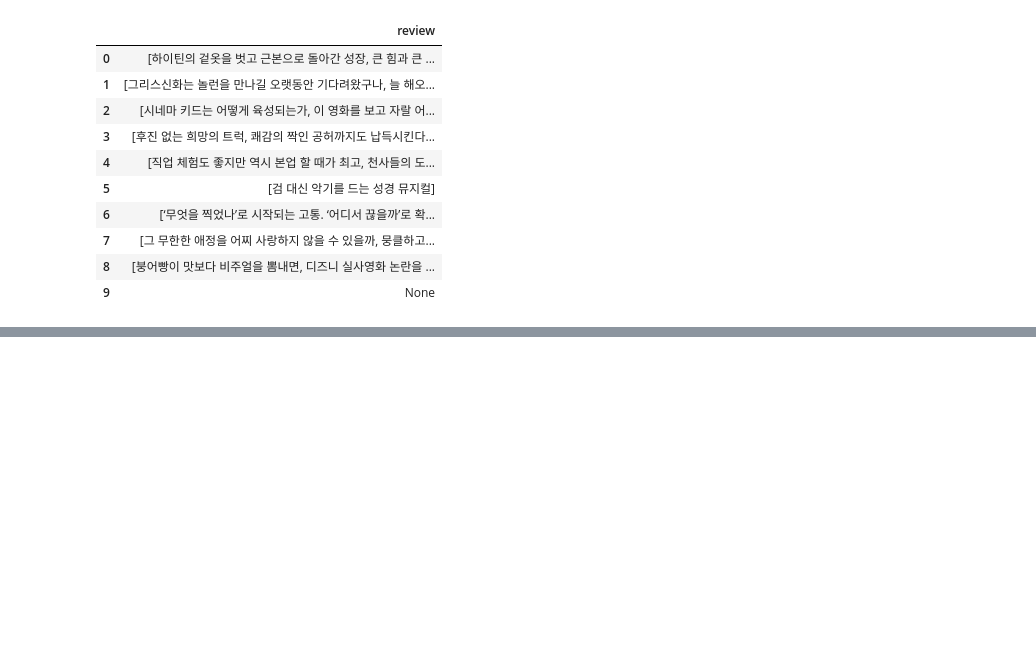
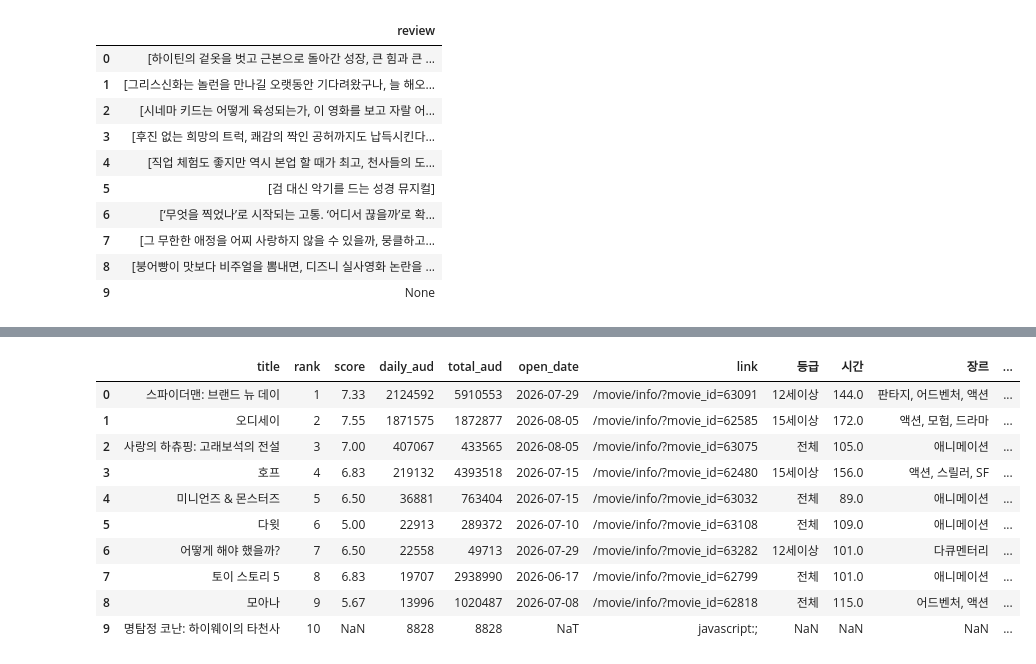
Before and after one commit to kkw5389-collab/sprint_mission16, a Jupyter notebook: notebooks/scraping.ipynb, the cells around one changed output, grey strips where cells are left out. Drawn from its saved outputs; the diff is of its cells as text; code cells hidden in the pictures; blank space fills up the shorter version.

```diff
--- a/notebooks/scraping.ipynb
+++ b/notebooks/scraping.ipynb
@@ -364,3 +364,55 @@ df_total.to_csv(
     index=False,
     encoding="utf-8-sig"
 )
+# %%
+df_total["daily_aud"] = (
+    df_total["daily_aud"]
+    .str.replace(",", "")
+    .str.replace("명", "")
+)
+
+# 누적 관객수
+df_total["total_aud"] = (
+    df_total["total_aud"]
+    .str.replace("누적 :", "")
+    .str.replace(",", "")
+    .str.replace("명", "")
+    .str.strip()
+)
+
+# 개봉일
+df_total["open_date"] = (
+    df_total["open_date"]
+    .str.replace("개봉일 :", "")
+    .str.strip()
+)
+
+df_total["등급"] = (
+    df_total["등급"]
+    .str.replace("관람가", "")
+    .str.strip())
+
+df_total["시간"] = (
+    df_total["시간"]
+    .str.replace("분", "")
+    .str.strip())
+
+df_total["daily_aud"] = pd.to_numeric(df_total["daily_aud"], errors="coerce")
+df_total["total_aud"] = pd.to_numeric(df_total["total_aud"], errors="coerce")
+df_total["시간"] = pd.to_numeric(df_total["시간"], errors="coerce")
+
+df_total["open_date"] = pd.to_datetime(df_total["open_date"], errors="coerce")
+# %%
+df_total
+# %% [output]
+|  | title | rank | score | daily_aud | total_aud | open_date | link | 등급 | 시간 | 장르 | ... |
+| 0 | 스파이더맨: 브랜드 뉴 데이 | 1 | 7.33 | 2124592 | 5910553 | 2026-07-29 | /movie/info/?movie_id=63091 | 12세이상 | 144.0 | 판타지, 어드벤처, 액션 | ... |
+| 1 | 오디세이 | 2 | 7.55 | 1871575 | 1872877 | 2026-08-05 | /movie/info/?movie_id=62585 | 15세이상 | 172.0 | 액션, 모험, 드라마 | ... |
+| 2 | 사랑의 하츄핑: 고래보석의 전설 | 3 | 7.00 | 407067 | 433565 | 2026-08-05 | /movie/info/?movie_id=63075 | 전체 | 105.0 | 애니메이션 | ... |
+| 3 | 호프 | 4 | 6.83 | 219132 | 4393518 | 2026-07-15 | /movie/info/?movie_id=62480 | 15세이상 | 156.0 | 액션, 스릴러, SF | ... |
+| 4 | 미니언즈 & 몬스터즈 | 5 | 6.50 | 36881 | 763404 | 2026-07-15 | /movie/info/?movie_id=63032 | 전체 | 89.0 | 애니메이션 | ... |
+| 5 | 다윗 | 6 | 5.00 | 22913 | 289372 | 2026-07-10 | /movie/info/?movie_id=63108 | 전체 | 109.0 | 애니메이션 | ... |
+| 6 | 어떻게 해야 했을까? | 7 | 6.50 | 22558 | 49713 | 2026-07-29 | /movie/info/?movie_id=63282 | 12세이상 | 101.0 | 다큐멘터리 | ... |
+| 7 | 토이 스토리 5 | 8 | 6.83 | 19707 | 2938990 | 2026-06-17 | /movie/info/?movie_id=62799 | 전체 | 101.0 | 애니메이션 | ... |
+| 8 | 모아나 | 9 | 5.67 | 13996 | 1020487 | 2026-07-08 | /movie/info/?movie_id=62818 | 전체 | 115.0 | 어드벤처, 액션 | ... |
+| 9 | 명탐정 코난: 하이웨이의 타천사 | 10 | NaN | 8828 | 8828 | NaT | javascript:; | NaN | NaN | NaN | ... |
```
Also changed, not shown: parts of 1 cell of this notebook, 1 other file.
